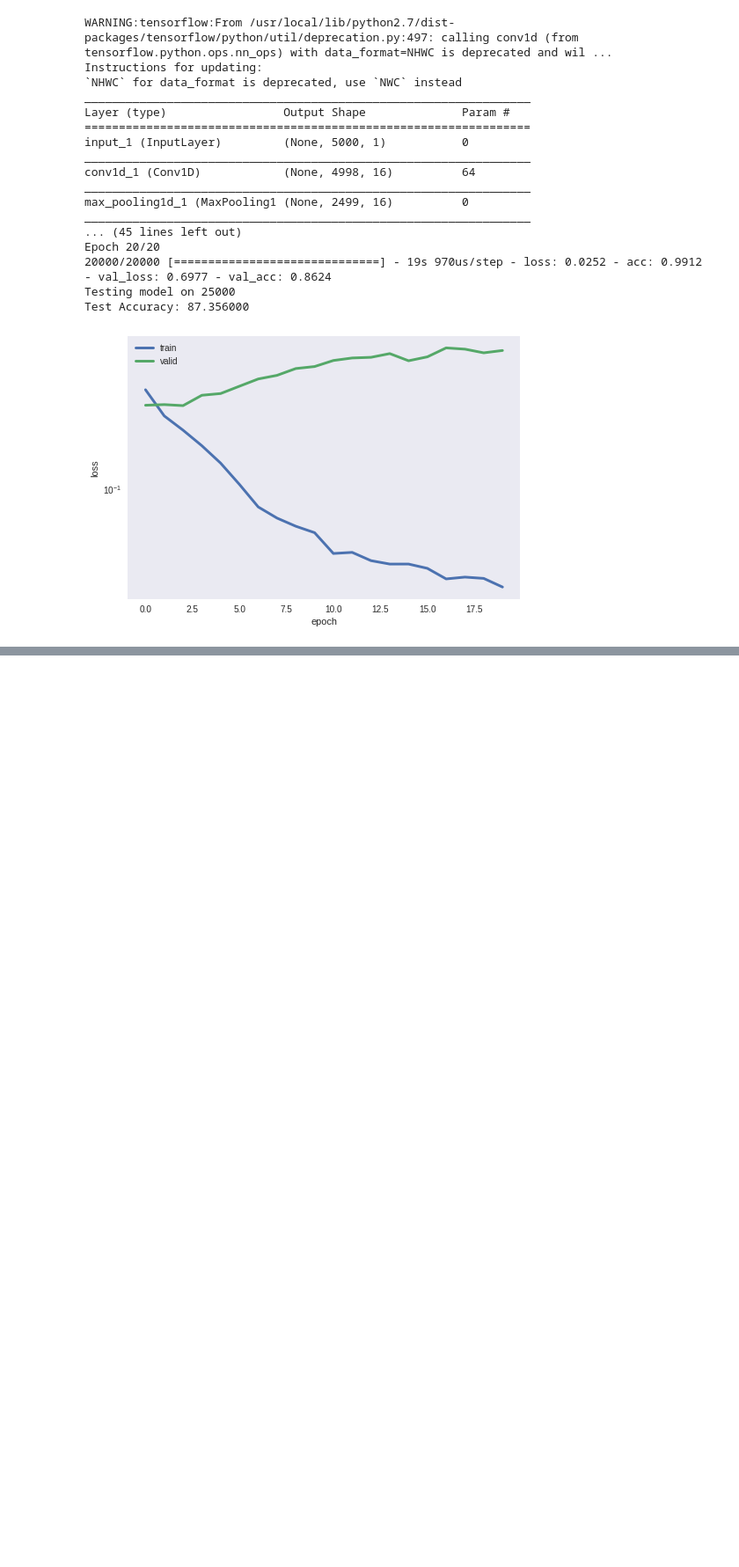
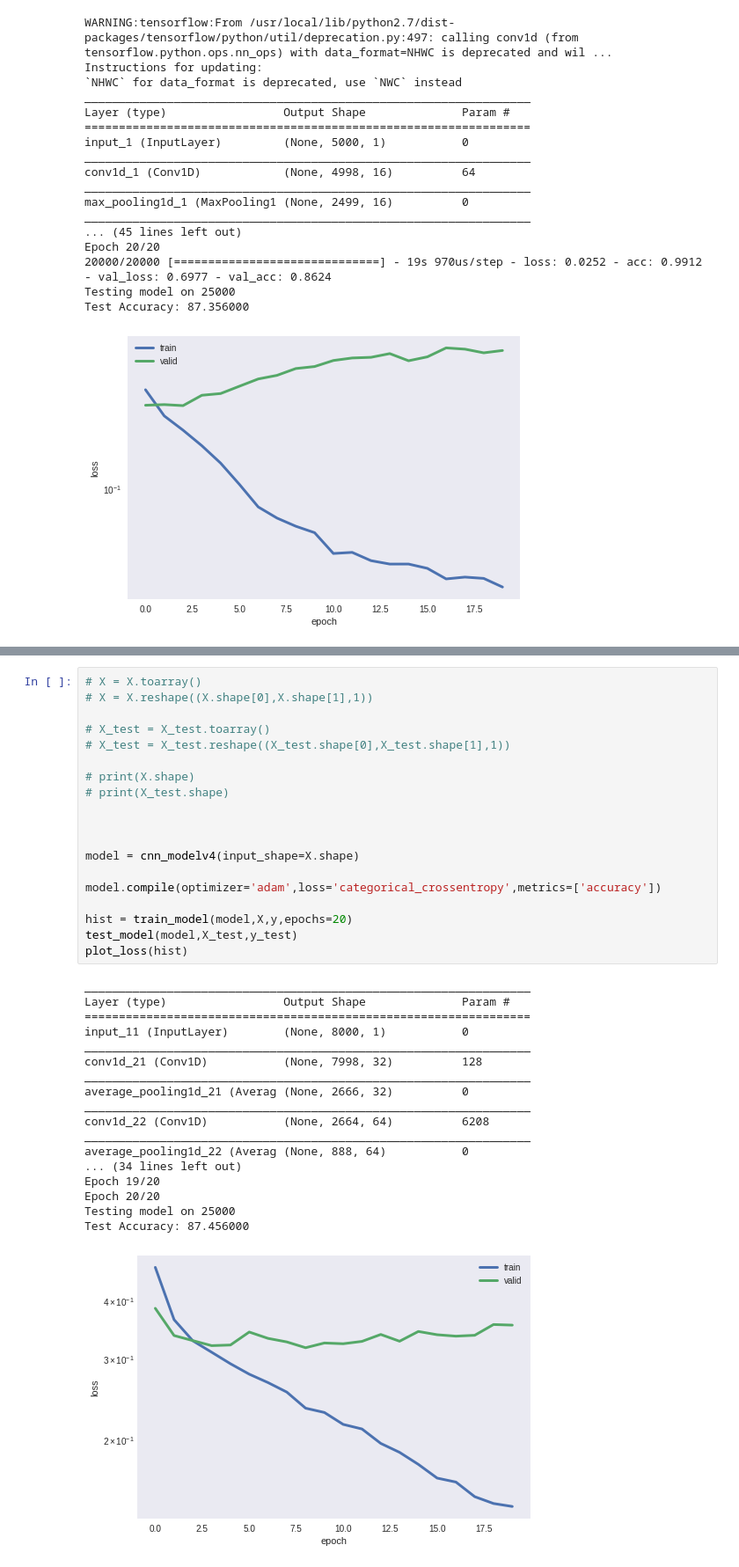
Before and after one commit to rgujju/sentiment-analysis, a Jupyter notebook: Sentiment_Analysis_BOW_CNN.ipynb, the cells around one changed output, grey strips where cells are left out. Shown at 88% size. Drawn from its saved outputs; the diff is of its cells as text; blank space fills up the shorter version.

```diff
--- a/Sentiment_Analysis_BOW_CNN.ipynb
+++ b/Sentiment_Analysis_BOW_CNN.ipynb
@@ -453,0 +582,38 @@ Test Accuracy: 87.356000
+# %%
+# X = X.toarray()
+# X = X.reshape((X.shape[0],X.shape[1],1))
+
+# X_test = X_test.toarray()
+# X_test = X_test.reshape((X_test.shape[0],X_test.shape[1],1))
+
+# print(X.shape)
+# print(X_test.shape)
+
+
+
+model = cnn_modelv4(input_shape=X.shape)
+
+model.compile(optimizer='adam',loss='categorical_crossentropy',metrics=['accuracy'])
+
+hist = train_model(model,X,y,epochs=20)
+test_model(model,X_test,y_test)
+plot_loss(hist)
+# %% [output]
+_________________________________________________________________
+Layer (type)                 Output Shape              Param #
+=================================================================
+input_11 (InputLayer)        (None, 8000, 1)           0
+_________________________________________________________________
+conv1d_21 (Conv1D)           (None, 7998, 32)          128
+_________________________________________________________________
+average_pooling1d_21 (Averag (None, 2666, 32)          0
+_________________________________________________________________
+conv1d_22 (Conv1D)           (None, 2664, 64)          6208
+_________________________________________________________________
+average_pooling1d_22 (Averag (None, 888, 64)           0
+... (34 lines left out)
+Epoch 19/20
+Epoch 20/20
+Testing model on 25000
+Test Accuracy: 87.456000
+[figure, added]
```
Also changed, not shown: parts of 27 cells of this notebook.
